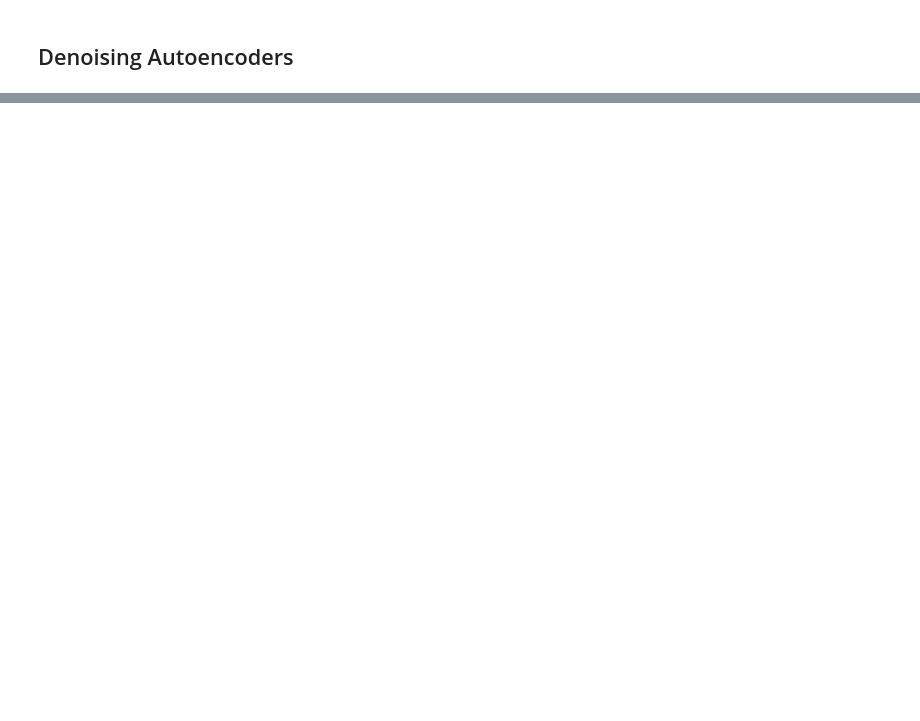
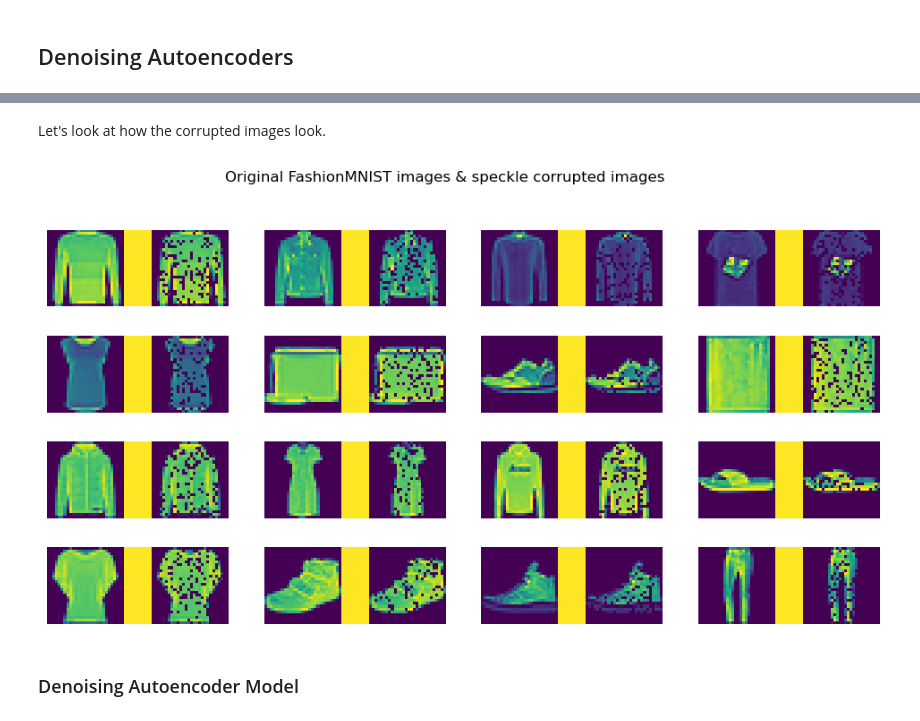
Before and after one commit to pg2455/ml_resources, a Jupyter notebook: noise-reduction/practical/noise-reduction-practical-solution.ipynb, the cells around one changed output, grey strips where cells are left out. Cells and saved outputs as stored; diff of their text form; code cells hidden in the pictures; blank space fills up the shorter version.

```diff
--- a/noise-reduction/practical/noise-reduction-practical-solution.ipynb
+++ b/noise-reduction/practical/noise-reduction-practical-solution.ipynb
@@ -70,0 +92,47 @@ TypeError: int() argument must be a string, a bytes-like object or a number, not
+# %%
+def corrupt_img(x, noise_model="gaussian"):
+    """
+    Adds noise to the input
+
+    Args:
+        x (np.array): input to be corrupted
+        noise_mode (str): noise model for corruption
+
+    Returns:
+        (np.array): x corrupted with the noise model
+    """
+    dtype = x.dtype
+    if noise_model == "gaussian":
+        x += 0.1*np.random.normal(0, 1, x.shape)
+
+    if noise_model == "speckle":
+        x *= np.random.binomial(n=1, p=0.8, size=x.shape) # high is exclusive
+
+    return x.to(dtype)
+# %% [markdown]
+Let's look at how the corrupted images look.
+# %%
+# visualize
+n_samples = len(data)
+n_vis = 16
+noise_model = "speckle"
+
+nrows = 4
+ncols = math.ceil(n_vis/nrows)
+fig, axs = plt.subplots(nrows=nrows, ncols=ncols, figsize=(12,6), dpi=100)
+
+idxs = np.random.randint(low=0, high=n_samples, size=n_vis)
+
+for i, idx in enumerate(idxs):
+    ax = axs[i%nrows, i//ncols]
+    img = transforms.ToTensor()(data[idx][0]).squeeze_(0)
+    corrupted_img = corrupt_img(img, noise_model)
+    concat_img = np.concatenate((img, np.ones((img.shape[0], 10)) ,corrupted_img), axis=1)
+    ax.imshow(concat_img)
+    ax.axis('off')
+
+_ = fig.suptitle(f"Original FashionMNIST images & {noise_model} corrupted images  ")
+# %% [output]
+[figure, added]
+# %% [markdown]
+### Denoising Autoencoder Model
```
Also changed, not shown: parts of 44 cells of this notebook.
